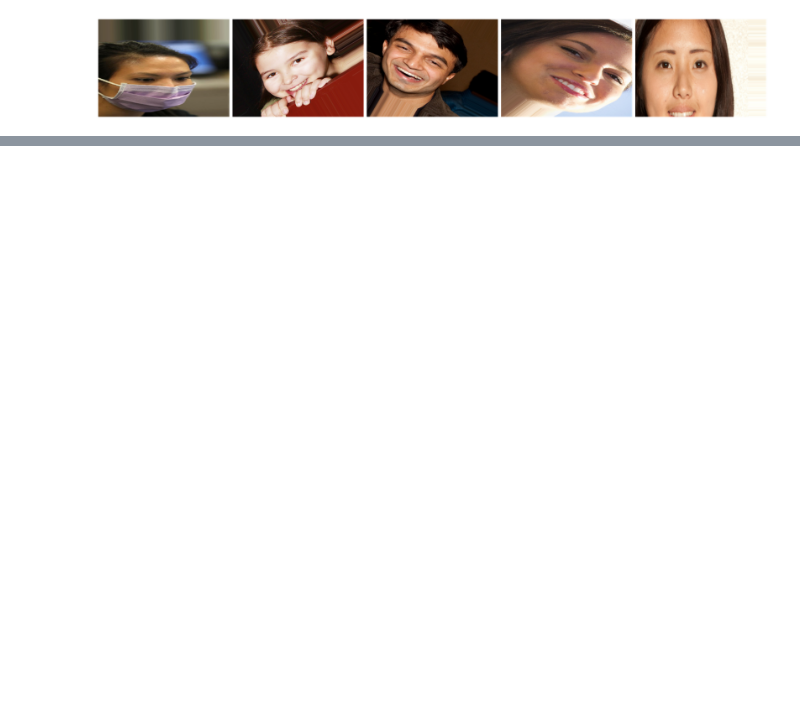
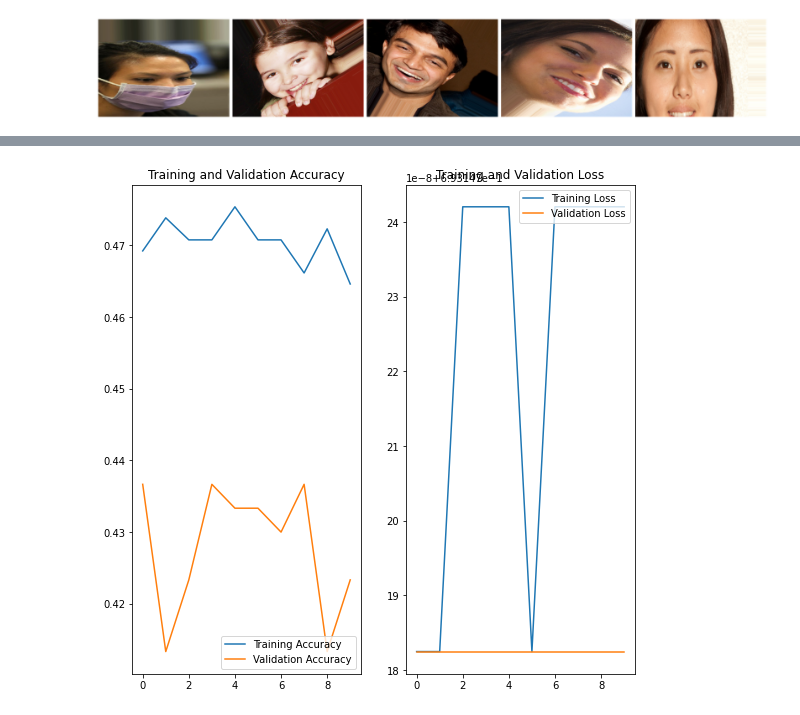
Before and after one commit to aldoalprak/Mask_NoMask_Classification, a Jupyter notebook: mask_baseline.ipynb, the cells around one changed output, grey strips where cells are left out. Saved outputs shown, nothing was run; the diff lists cells and outputs as text; code cells hidden in the pictures; blank space fills up the shorter version.

Commit message:
train and evaluate model

```diff
--- a/mask_baseline.ipynb
+++ b/mask_baseline.ipynb
@@ -86,9 +84,9 @@ train_data_gen = train_image_generator.flow_from_directory(
     class_mode="binary"
 )
 
-validation_image_generator = ImageDataGenerator(rescale=1./255)
+val_image_generator = ImageDataGenerator(rescale=1./255)
 
-validation_data_gen = validation_image_generator.flow_from_directory(
+val_data_gen = val_image_generator.flow_from_directory(
     batch_size = batch_size,
     directory = val_dir,
     shuffle = True,
@@ -131,3 +128,9 @@ convolutional_block = convolutional_blocks = [
 ]
 
 model = Sequential(convolutional_blocks)
+# %%
+## compile
+
+model.compile(optimizer="adam",
+              loss=tf.keras.losses.BinaryCrossentropy(from_logits=True),
+              metrics=['accuracy'])
@@ -133,0 +157,8 @@ model = Sequential(convolutional_blocks)
+# %%
+history = model.fit(
+    train_data_gen,
+    steps_per_epoch= total_train // batch_size,
+    epochs=epochs,
+    validation_data=val_data_gen,
+    validation_steps= total_val // batch_size
+)
@@ -133,0 +186,26 @@ model = Sequential(convolutional_blocks)
+# %%
+#plot loss & acc
+
+acc = history.history['accuracy']
+val_acc = history.history['val_accuracy']
+
+loss=history.history['loss']
+val_loss=history.history['val_loss']
+
+epochs_range = range(epochs)
+
+plt.figure(figsize=(9, 9))
+plt.subplot(1, 2, 1)
+plt.plot(epochs_range, acc, label='Training Accuracy')
+plt.plot(epochs_range, val_acc, label='Validation Accuracy')
+plt.legend(loc='lower right')
+plt.title('Training and Validation Accuracy')
+
+plt.subplot(1, 2, 2)
+plt.plot(epochs_range, loss, label='Training Loss')
+plt.plot(epochs_range, val_loss, label='Validation Loss')
+plt.legend(loc='upper right')
+plt.title('Training and Validation Loss')
+plt.show()
+# %% [output]
+[figure, added]
```
Also changed, not shown: parts of 6 cells of this notebook.
